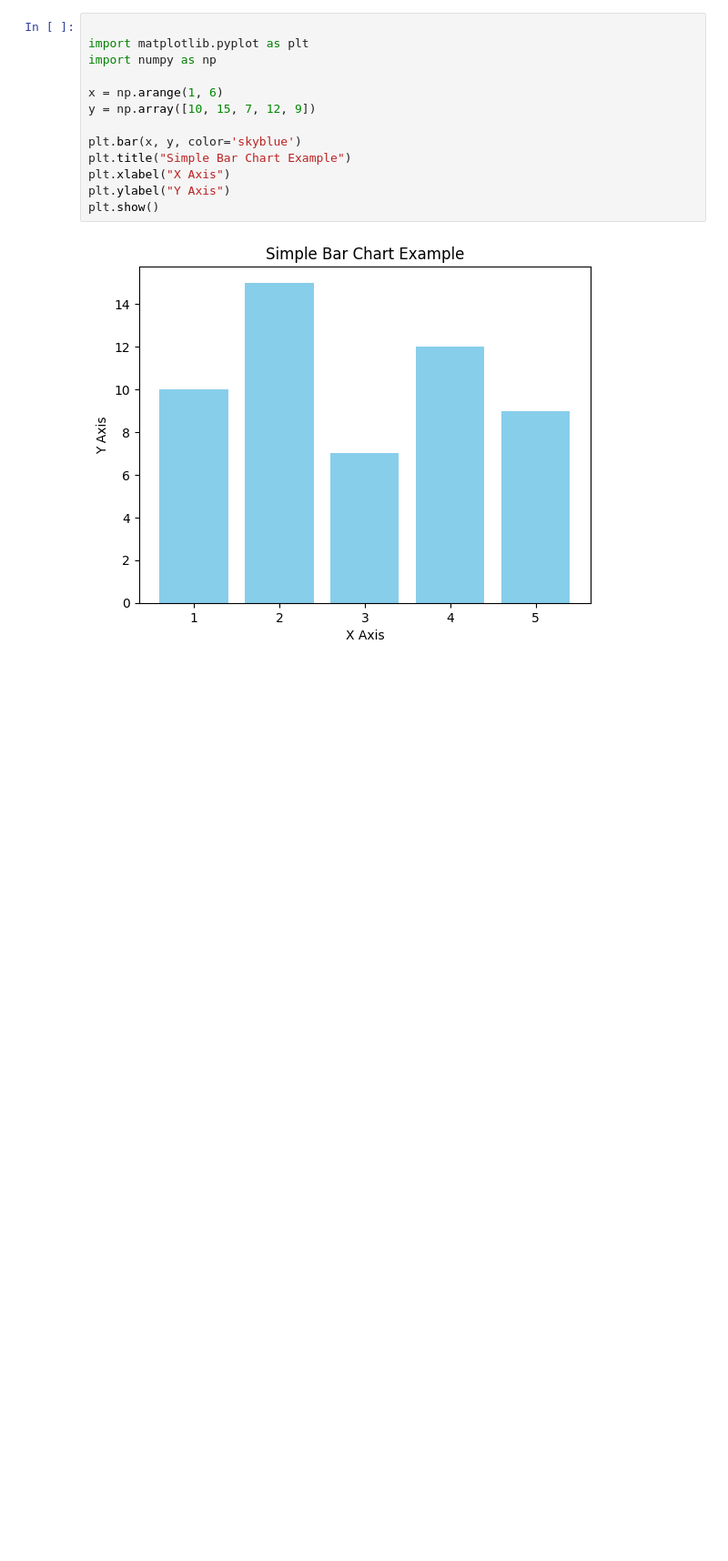
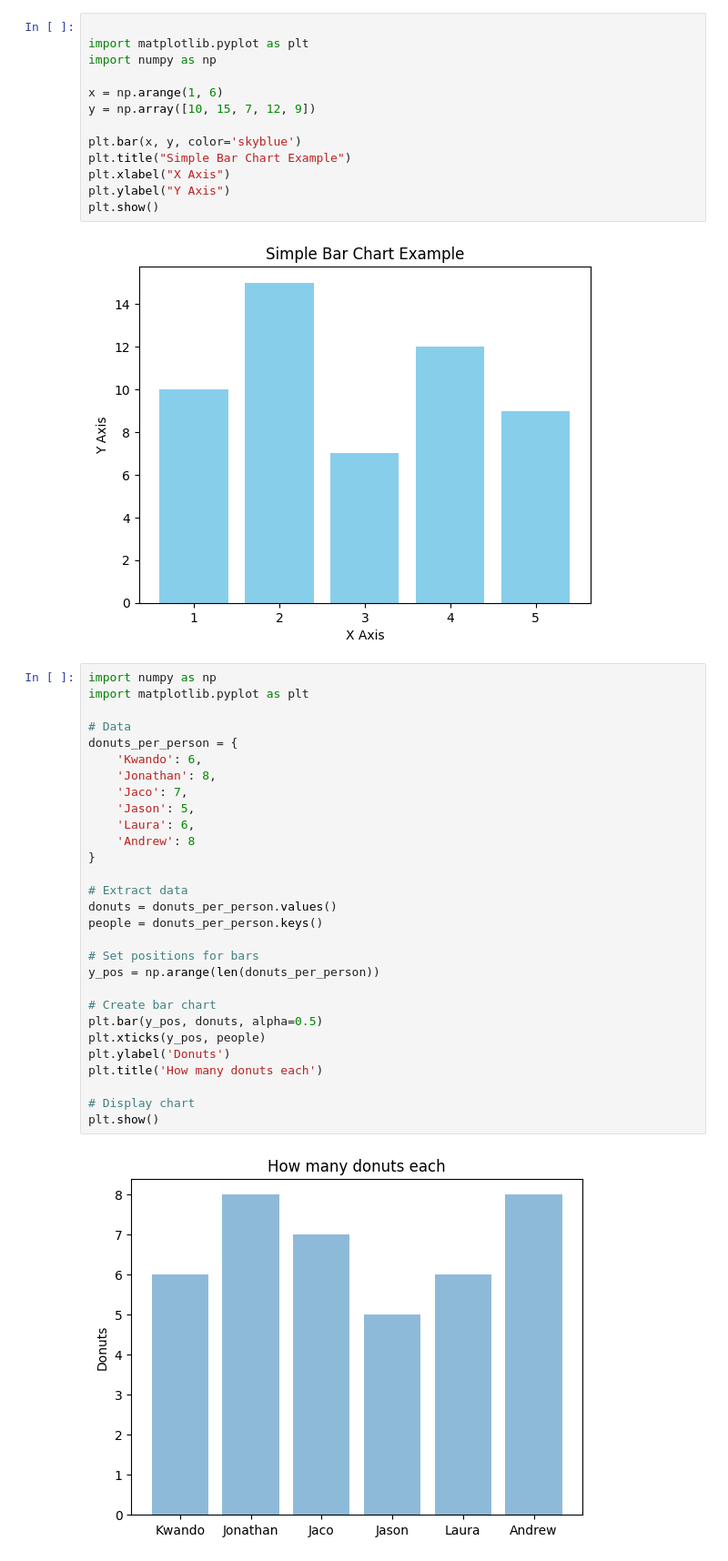
Before and after one commit to Chessington1/Data-Science-notebooks-, a Jupyter notebook: DS course/Plots trials.ipynb, the cells around one changed output. Shown at 91% size. Drawn from its saved outputs; the diff is of its cells as text; blank space fills up the shorter version.

```diff
--- a/DS course/Plots trials.ipynb
+++ b/DS course/Plots trials.ipynb
@@ -13,3 +13,34 @@ plt.ylabel("Y Axis")
 plt.show()
 # %% [output]
 [figure]
+# %%
+import numpy as np
+import matplotlib.pyplot as plt
+
+# Data
+donuts_per_person = {
+    'Kwando': 6,
+    'Jonathan': 8,
+    'Jaco': 7,
+    'Jason': 5,
+    'Laura': 6,
+    'Andrew': 8
+}
+
+# Extract data
+donuts = donuts_per_person.values()
+people = donuts_per_person.keys()
+
+# Set positions for bars
+y_pos = np.arange(len(donuts_per_person))
+
+# Create bar chart
+plt.bar(y_pos, donuts, alpha=0.5)
+plt.xticks(y_pos, people)
+plt.ylabel('Donuts')
+plt.title('How many donuts each')
+
+# Display chart
+plt.show()
+# %% [output]
+[figure, added]
```
Also changed, not shown: parts of 3 cells of this notebook.
